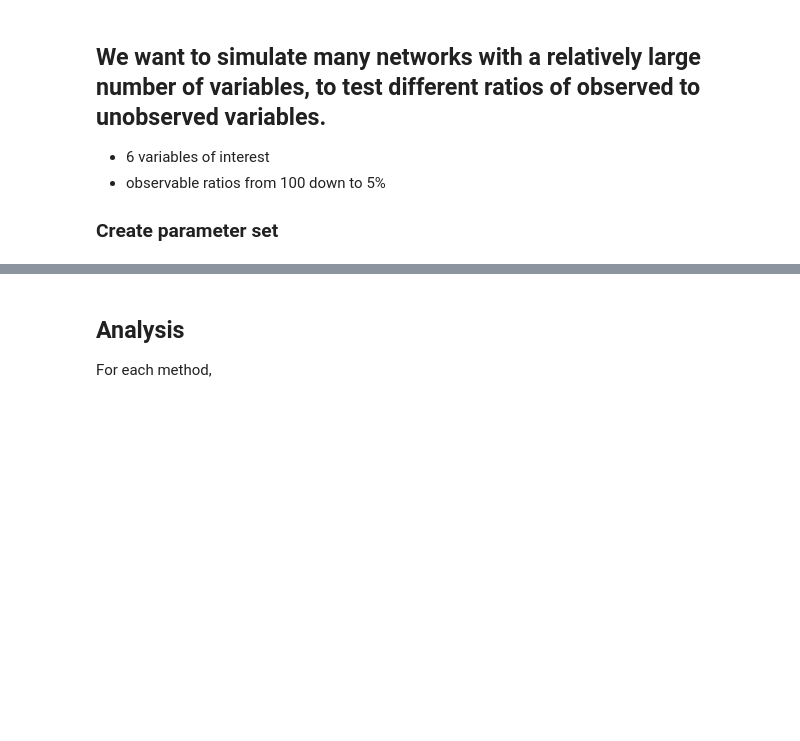
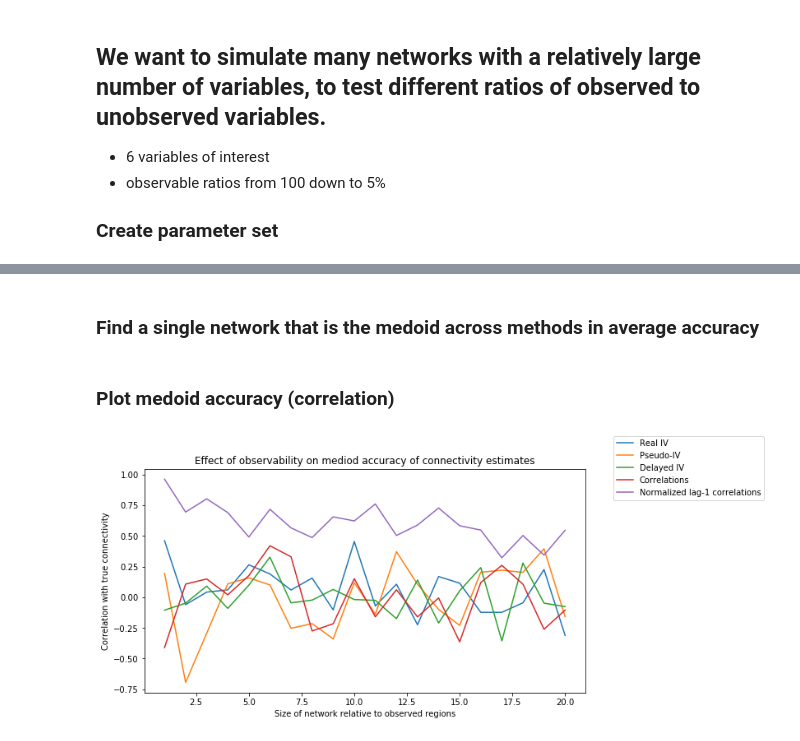
Before and after one commit to KordingLab/fmri-iv, a Jupyter notebook: code/sparse_networks_sim_test.ipynb, the cells around one changed output, grey strips where cells are left out. Saved outputs shown, nothing was run; the diff lists cells and outputs as text; code cells hidden in the pictures; blank space fills up the shorter version.

Commit message:
Finish looking at effect of changing pct observability

```diff
--- a/code/sparse_networks_sim_test.ipynb
+++ b/code/sparse_networks_sim_test.ipynb
@@ -24,9 +25,7 @@ def try_twice(fn):
 ### Create parameter set
 # %%
 n_rois = 6
-n_observed = np.linspace(n_rois, 20 * n_rois, 20)
-n_regions = int(max(n_observed))
-frac_observed = n_observed / n_regions
+n_regions = np.linspace(n_rois, 20 * n_rois, 20, dtype=int)
 
 n_trials = 200
 n_time = 500
@@ -71,4 +79,30 @@ if not os.path.exists(result_file):
-# %% [markdown]
-## Analysis
-
-For each method,
+# %% [markdown]
+### Find a single network that is the medoid across methods in average accuracy
+# %%
+mean_rs = np.ndarray((n_trials, len(iv.methods)))
+
+with np.load(res_file, allow_pickle=True) as sim_data:
+    for i, est in enumerate(sim_data['estimate_rs'].item().values()):
+        mean_rs[:, i] = np.max(est, axis=1)
+
+medoid = get_medoid_ind(mean_rs)
+# %% [markdown]
+### Plot medoid accuracy (correlation)
+# %%
+fig, ax = plt.subplots(figsize=(12, 5))
+
+with np.load(res_file, allow_pickle=True) as sim_data:
+    for key, method in iv.methods.items():
+        ax.plot(n_regions / n_rois, sim_data['estimate_rs'].item()[key][medoid, :], label=method['name'])
+
+ax.set_title('Effect of observability on mediod accuracy of connectivity estimates')
+ax.set_xlabel('Size of network relative to observed regions')
+ax.set_ylabel('Correlation with true connectivity')
+
+box = ax.get_position()
+ax.set_position([box.x0, box.y0, box.width * 0.8, box.height])
+
+fig.legend(loc='upper right')
+plt.show()
+# %% [output]
+[figure, added]
```
Also changed, not shown: parts of 4 cells of this notebook, 4 other files.
